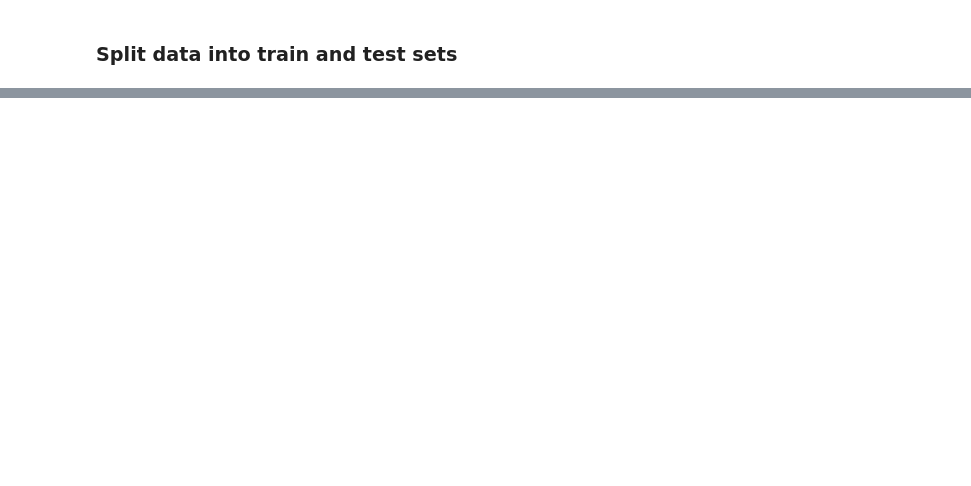
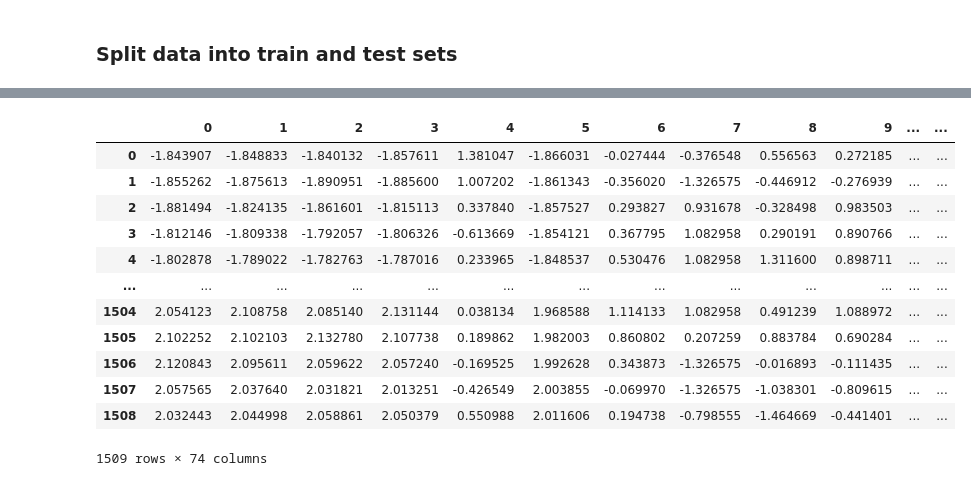
Before and after one commit to adamgulyas/cnn-vs-xgboost, a Jupyter notebook: notebooks/model.ipynb, the cells around one changed output, grey strips where cells are left out. Cells and saved outputs as stored; diff of their text form; code cells hidden in the pictures; blank space fills up the shorter version.

```diff
--- a/notebooks/model.ipynb
+++ b/notebooks/model.ipynb
@@ -52,0 +40,5 @@ model = keras.models.Sequential([
+# %%
+
+# Split the data into 60% train, 20% validation, 20% test
+X_train, X_test, y_train, y_test = train_test_split(X, y, test_size=0.2, shuffle=False)
+X_train, X_valid, y_train, y_valid = train_test_split(X_train, y_train, test_size=0.25, shuffle=False)
@@ -52,0 +47,21 @@ model = keras.models.Sequential([
+# %%
+scaler = StandardScaler().fit(X_train)
+X_train = scaler.transform(X_train)
+X_valid = scaler.transform(X_valid)
+X_test = scaler.transform(X_test)
+# %%
+pd.DataFrame(X_train)
+# %% [output]
+|  | 0 | 1 | 2 | 3 | 4 | 5 | 6 | 7 | 8 | 9 | ... | ... |
+| 0 | -1.843907 | -1.848833 | -1.840132 | -1.857611 | 1.381047 | -1.866031 | -0.027444 | -0.376548 | 0.556563 | 0.272185 | ... | ... |
+| 1 | -1.855262 | -1.875613 | -1.890951 | -1.885600 | 1.007202 | -1.861343 | -0.356020 | -1.326575 | -0.446912 | -0.276939 | ... | ... |
+| 2 | -1.881494 | -1.824135 | -1.861601 | -1.815113 | 0.337840 | -1.857527 | 0.293827 | 0.931678 | -0.328498 | 0.983503 | ... | ... |
+| 3 | -1.812146 | -1.809338 | -1.792057 | -1.806326 | -0.613669 | -1.854121 | 0.367795 | 1.082958 | 0.290191 | 0.890766 | ... | ... |
+| 4 | -1.802878 | -1.789022 | -1.782763 | -1.787016 | 0.233965 | -1.848537 | 0.530476 | 1.082958 | 1.311600 | 0.898711 | ... | ... |
+| ... | ... | ... | ... | ... | ... | ... | ... | ... | ... | ... | ... | ... |
+| 1504 | 2.054123 | 2.108758 | 2.085140 | 2.131144 | 0.038134 | 1.968588 | 1.114133 | 1.082958 | 0.491239 | 1.088972 | ... | ... |
+| 1505 | 2.102252 | 2.102103 | 2.132780 | 2.107738 | 0.189862 | 1.982003 | 0.860802 | 0.207259 | 0.883784 | 0.690284 | ... | ... |
+| 1506 | 2.120843 | 2.095611 | 2.059622 | 2.057240 | -0.169525 | 1.992628 | 0.343873 | -1.326575 | -0.016893 | -0.111435 | ... | ... |
+| 1507 | 2.057565 | 2.037640 | 2.031821 | 2.013251 | -0.426549 | 2.003855 | -0.069970 | -1.326575 | -1.038301 | -0.809615 | ... | ... |
+| 1508 | 2.032443 | 2.044998 | 2.058861 | 2.050379 | 0.550988 | 2.011606 | 0.194738 | -0.798555 | -1.464669 | -0.441401 | ... | ... |
+1509 rows × 74 columns
```
Also changed, not shown: parts of 14 cells of this notebook, 4 other files.
